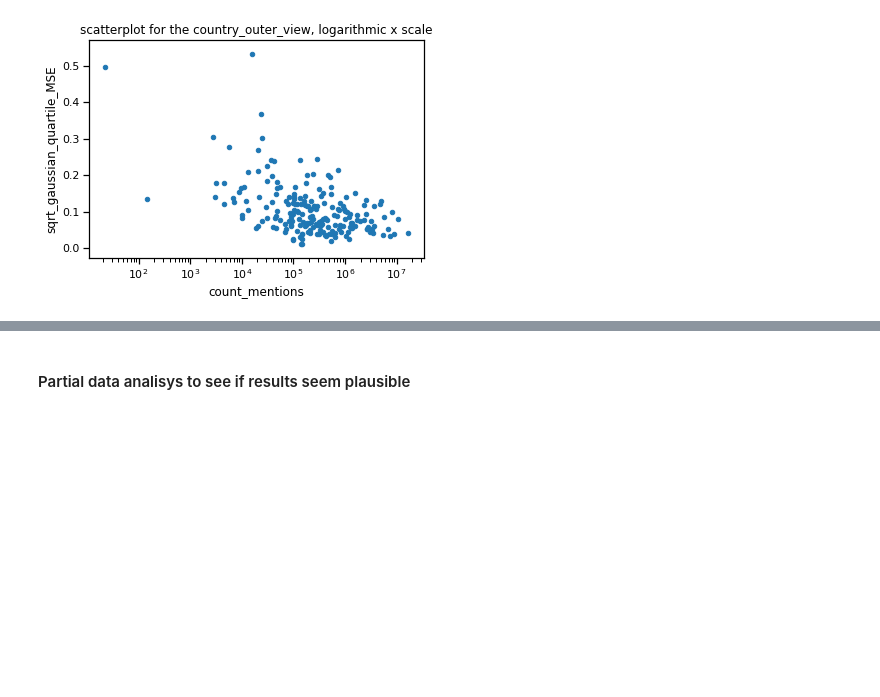
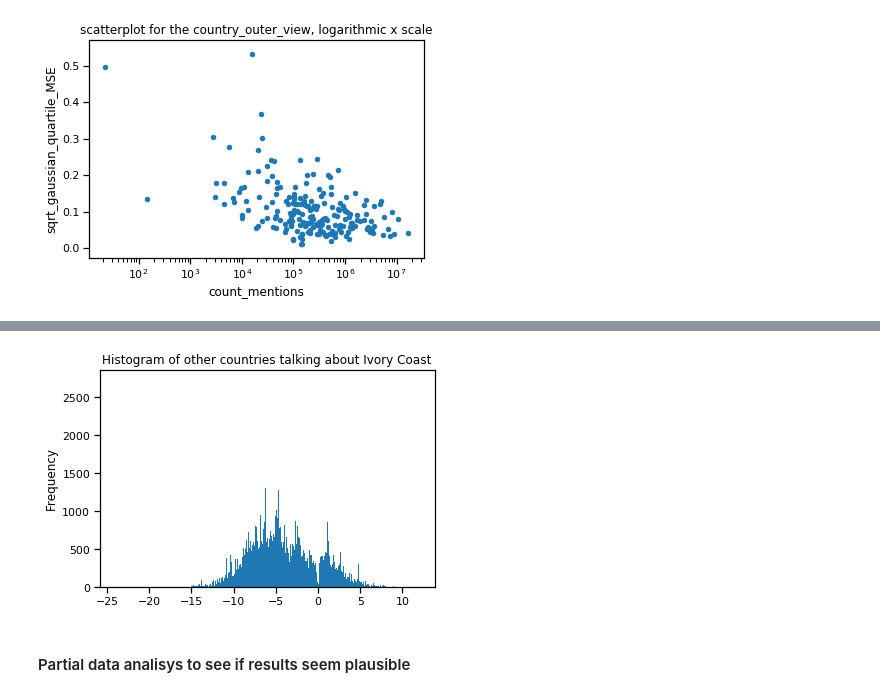
Before and after one commit to NatGr/projectAdA, a Jupyter notebook: Notebook.ipynb, the cells around one changed output, grey strips where cells are left out. Drawn from its saved outputs; the diff is of its cells as text; code cells hidden in the pictures; blank space fills up the shorter version.

```diff
--- a/Notebook.ipynb
+++ b/Notebook.ipynb
@@ -143,3 +163,8 @@ country_outer_view.plot(kind='scatter', x="count_mentions", y="sqrt_gaussian_qua
+# %%
+ivory_coast_outer.tone.plot(kind='hist', bins=500,
+                            title="Histogram of other countries talking about Ivory Coast");
+# %% [output]
+[figure, added]
 # %% [markdown]
 #### Partial data analisys to see if results seem plausible
 # %%
```
Also changed, not shown: parts of 5 cells of this notebook.
